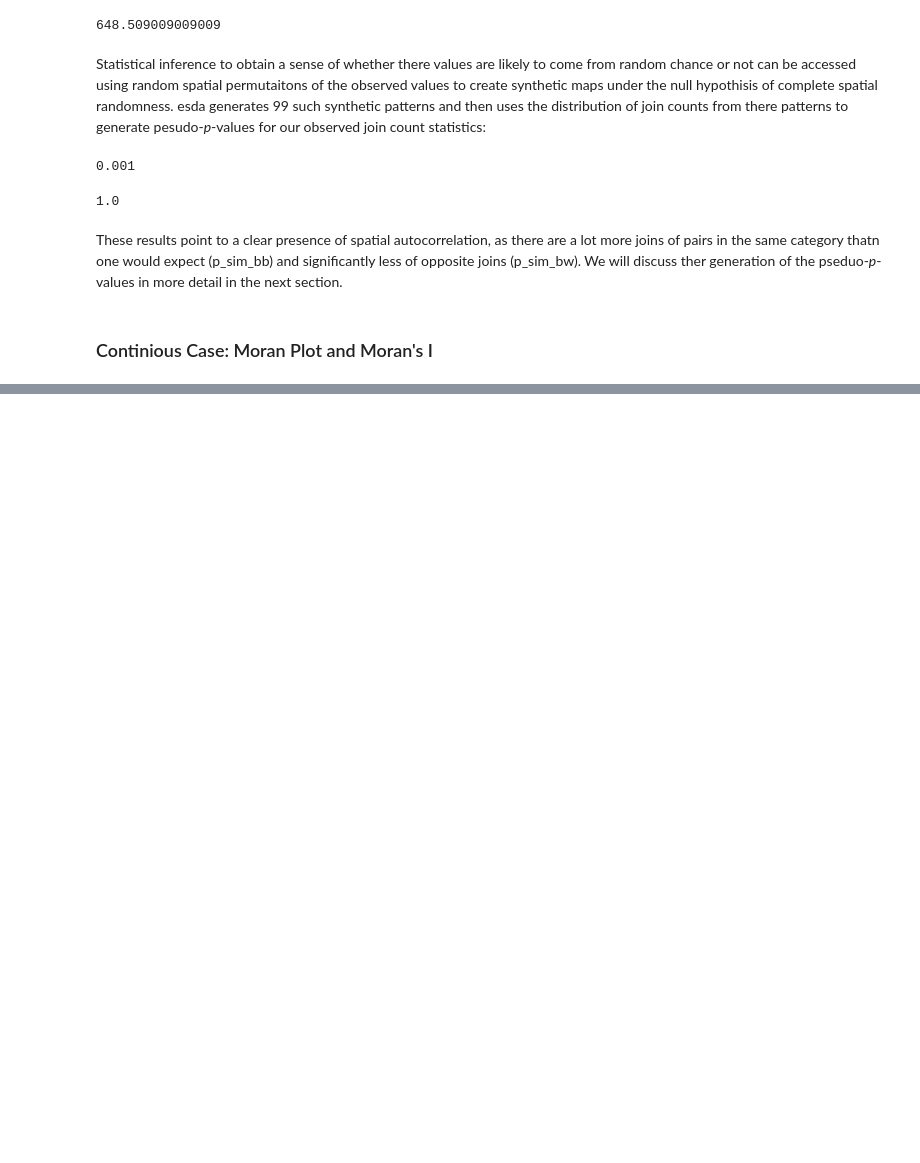
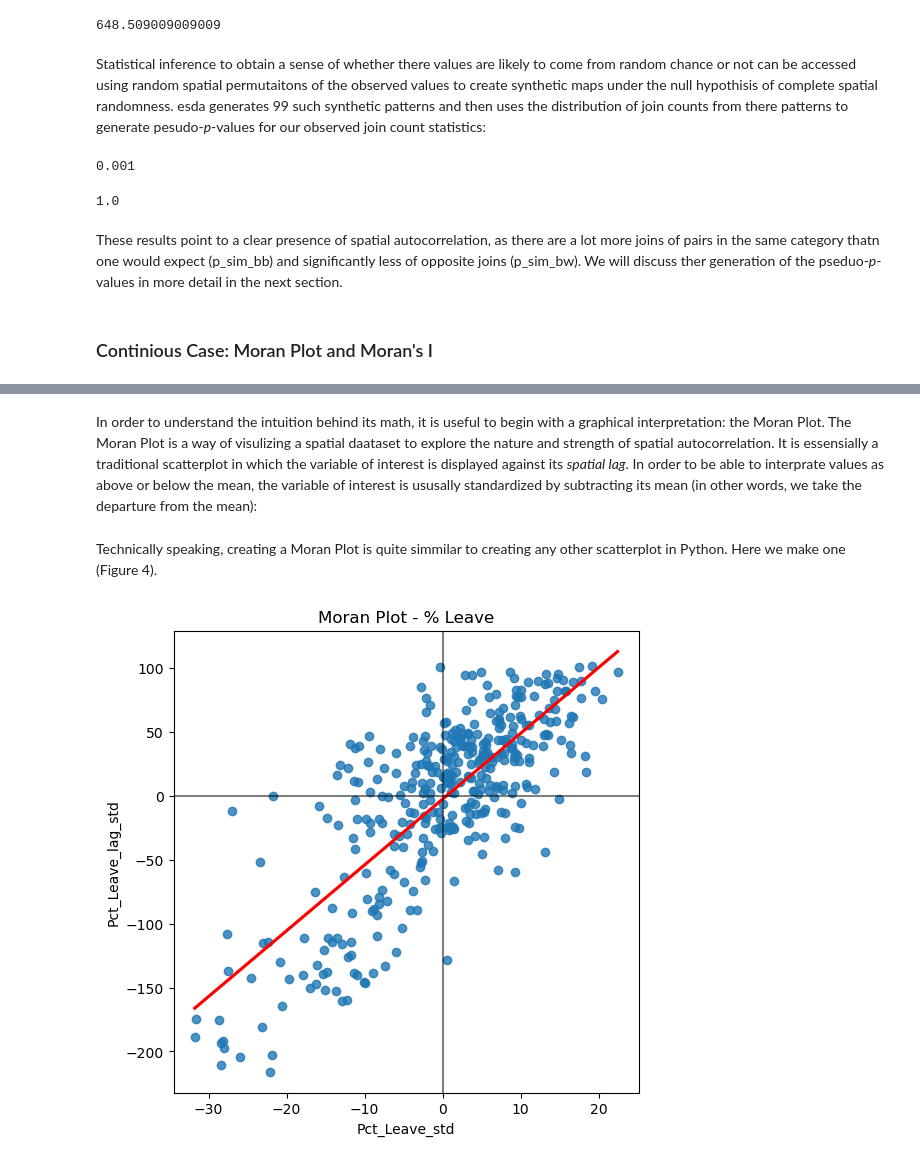
Before and after one commit to Skyehawk/Spatial_stats_examples, a Jupyter notebook: Global_spatial_autocorrelation/Global_spatial_autocorr_example.ipynb, the cells around one changed output, grey strips where cells are left out. Drawn from its saved outputs; the diff is of its cells as text; code cells hidden in the pictures; blank space fills up the shorter version.

```diff
--- a/Global_spatial_autocorrelation/Global_spatial_autocorr_example.ipynb
+++ b/Global_spatial_autocorrelation/Global_spatial_autocorr_example.ipynb
@@ -349,0 +356,23 @@ These results point to a clear presence of spatial autocorrelation, as there are
+# %% [markdown]
+In order to understand the intuition behind its math, it is useful to begin with a graphical interpretation: the Moran Plot. The Moran Plot is a way of visulizing a spatial daataset to explore the nature and strength of spatial autocorrelation. It is essensially a traditional scatterplot in which the variable of interest is displayed against its *spatial lag*. In order to be able to interprate values as above or below the mean, the variable of interest is ususally standardized by subtracting its mean (in other words, we take the departure from the mean):
+# %%
+db["Pct_Leave_std"] = db["Pct_Leave"] - db["Pct_Leave"].mean()
+db["Pct_Leave_lag_std"] = weights.lag_spatial(w, db["Pct_Leave_std"])
+# %% [markdown]
+Technically speaking, creating a Moran Plot is quite simmilar to creating any other scatterplot in Python. Here we make one (Figure 4).
+# %%
+fig, ax, = plt.subplots(1, figsize=(6,6))
+
+sns.regplot(
+            x="Pct_Leave_std",      # Departure from mean of pct leae vote
+            y="Pct_Leave_lag_std",  # Spatial lag of the departures
+            data=db,                # data frame containing fields above
+            ci=None,                # No confidence interval to display
+            line_kws={"color":"r"},  # keyword args to pass to regression line
+           )
+ax.axvline(0, c="k", alpha=0.5)
+ax.axhline(0, c="k", alpha=0.5)
+ax.set_title("Moran Plot - % Leave")
+plt.show()
+# %% [output]
+[figure, added]
```
Also changed, not shown: parts of 10 cells of this notebook.
